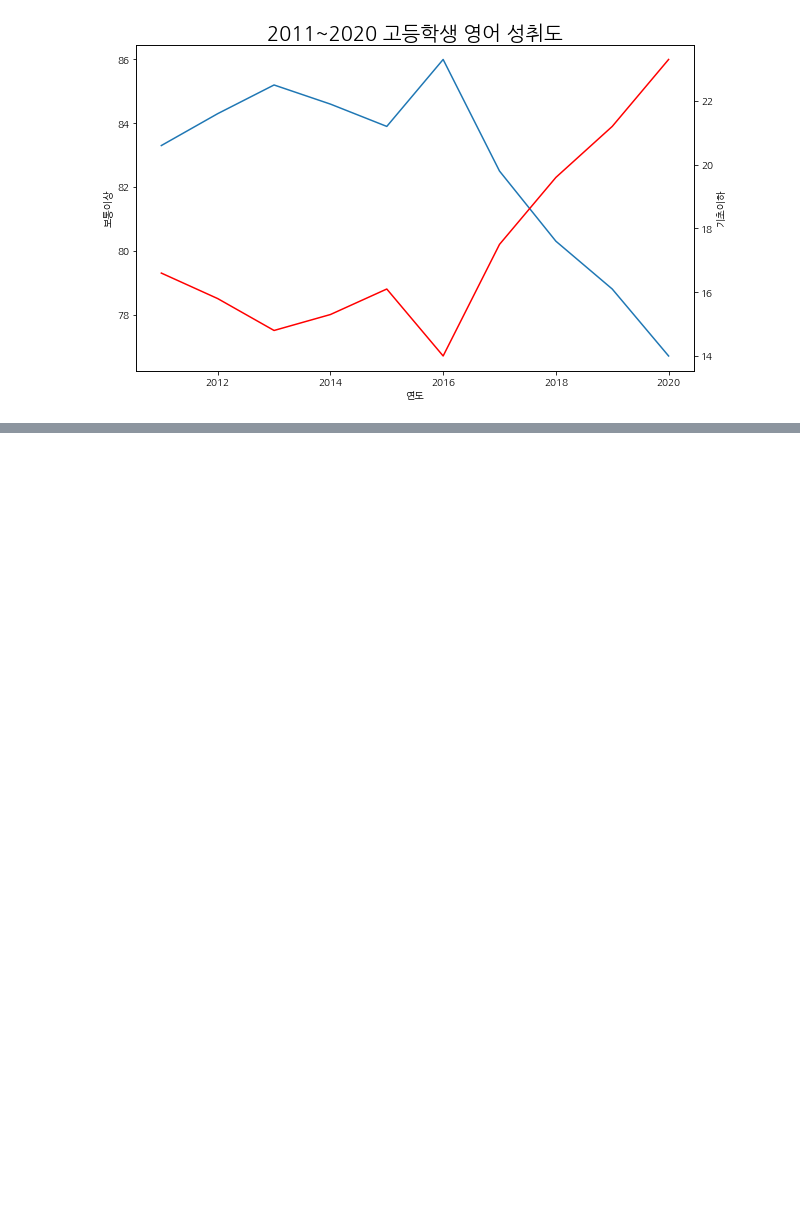
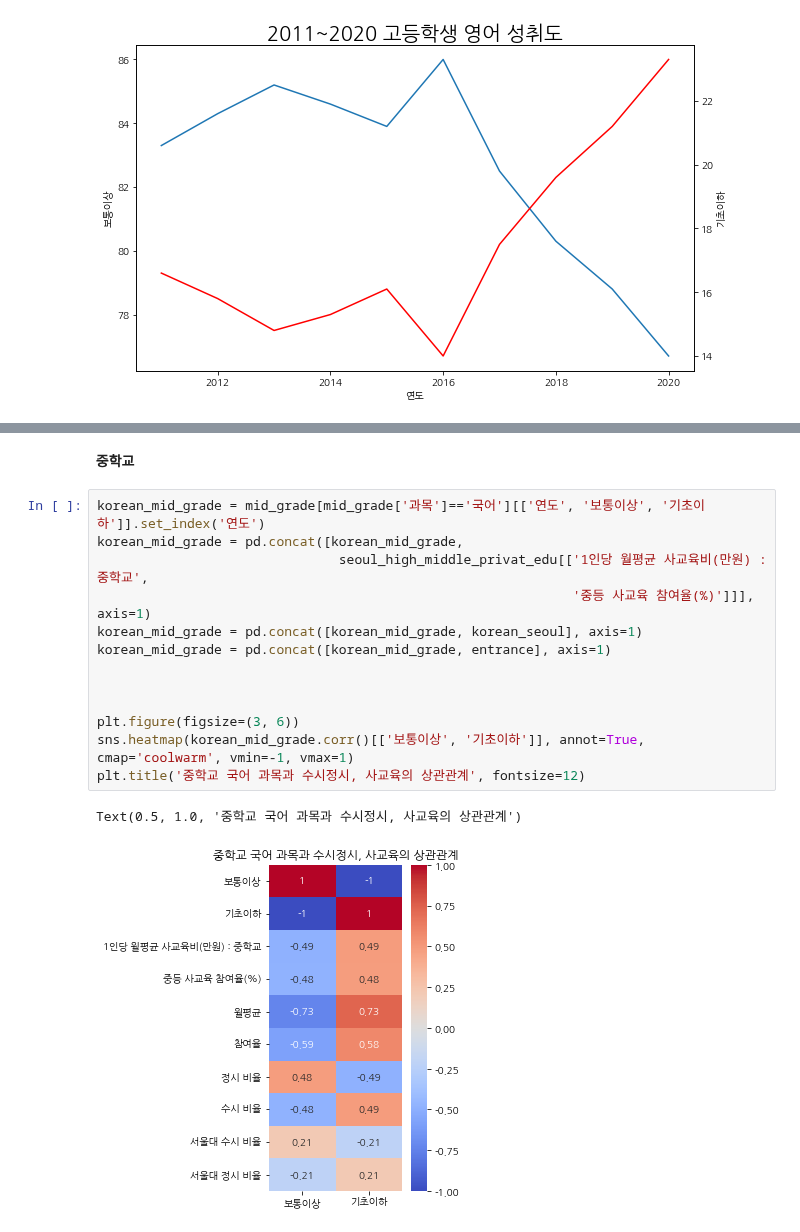
Before and after one commit to moonstar97/Structure, a Jupyter notebook: 가설5번_DEA.ipynb, the cells around one changed output, grey strips where cells are left out. Cells and saved outputs as stored; diff of their text form; blank space fills up the shorter version.

Commit message:
PR: 가설5 상관관계 분석까지 완료

```diff
--- a/가설5번_DEA.ipynb
+++ b/가설5번_DEA.ipynb
@@ -947,0 +967,18 @@ Text(0.5, 1.0, '2011~2020 고등학생 영어 성취도')
+# %% [markdown]
+**중학교**
+# %%
+korean_mid_grade = mid_grade[mid_grade['과목']=='국어'][['연도', '보통이상', '기초이하']].set_index('연도')
+korean_mid_grade = pd.concat([korean_mid_grade,
+                               seoul_high_middle_privat_edu[['1인당 월평균 사교육비(만원) : 중학교',
+                                                             '중등 사교육 참여율(%)']]], axis=1)
+korean_mid_grade = pd.concat([korean_mid_grade, korean_seoul], axis=1)
+korean_mid_grade = pd.concat([korean_mid_grade, entrance], axis=1)
+
+
+
+plt.figure(figsize=(3, 6))
+sns.heatmap(korean_mid_grade.corr()[['보통이상', '기초이하']], annot=True, cmap='coolwarm', vmin=-1, vmax=1)
+plt.title('중학교 국어 과목과 수시정시, 사교육의 상관관계', fontsize=12)
+# %% [output]
+Text(0.5, 1.0, '중학교 국어 과목과 수시정시, 사교육의 상관관계')
+[figure, added]
```
Also changed, not shown: parts of 7 cells of this notebook.
